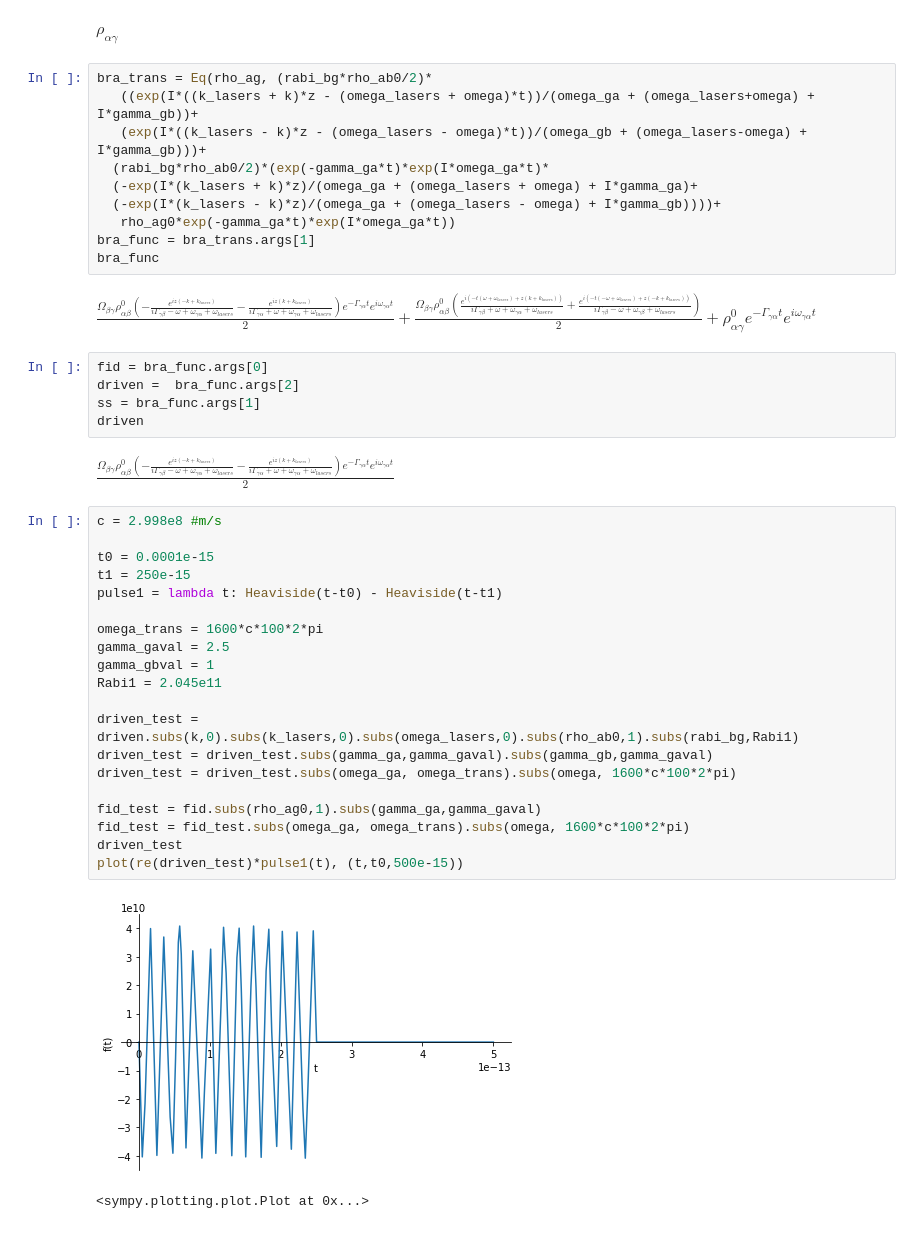
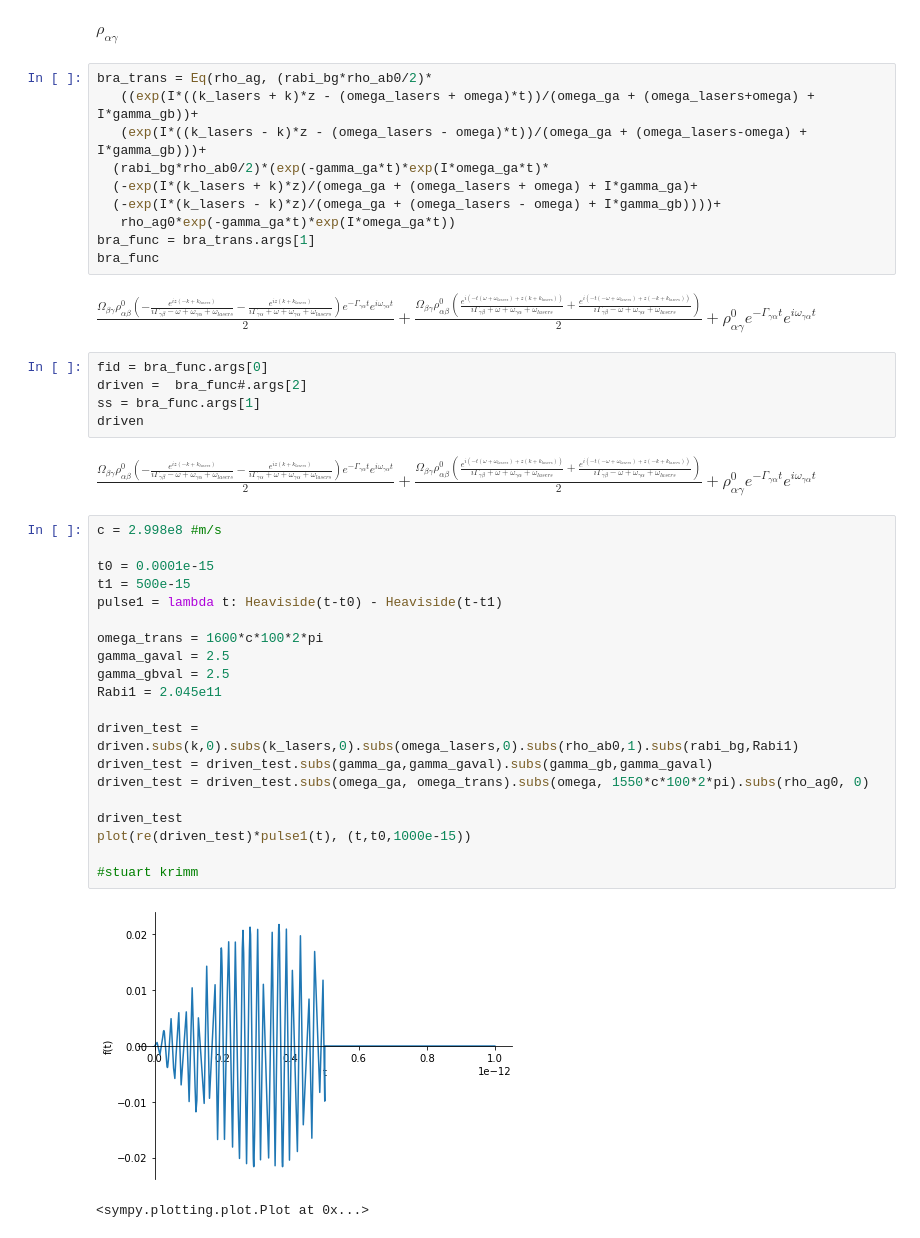
Before and after one commit to wright-group/WrightSim, a Jupyter notebook: transients/Besemann(2001) coherences.ipynb, the cells around one changed output. Cells and saved outputs as stored; diff of their text form.

Commit message:
more corrections to the bra-side transition coherence plotting.

```diff
--- a/transients/Besemann(2001) coherences.ipynb
+++ b/transients/Besemann(2001) coherences.ipynb
@@ -54,7 +54,7 @@ $\displaystyle \rho_{\alpha \gamma}$
 # %%
 bra_trans = Eq(rho_ag, (rabi_bg*rho_ab0/2)*
    ((exp(I*((k_lasers + k)*z - (omega_lasers + omega)*t))/(omega_ga + (omega_lasers+omega) + I*gamma_gb))+
-   (exp(I*((k_lasers - k)*z - (omega_lasers - omega)*t))/(omega_gb + (omega_lasers-omega) + I*gamma_gb)))+
+   (exp(I*((k_lasers - k)*z - (omega_lasers - omega)*t))/(omega_ga + (omega_lasers-omega) + I*gamma_gb)))+
   (rabi_bg*rho_ab0/2)*(exp(-gamma_ga*t)*exp(I*omega_ga*t)*
   (-exp(I*(k_lasers + k)*z)/(omega_ga + (omega_lasers + omega) + I*gamma_ga)+
   (-exp(I*(k_lasers - k)*z)/(omega_ga + (omega_lasers - omega) + I*gamma_gb))))+
@@ -62,34 +62,34 @@ bra_trans = Eq(rho_ag, (rabi_bg*rho_ab0/2)*
 bra_func = bra_trans.args[1]
 bra_func
 # %% [output]
-$\displaystyle \frac{\Omega_{\beta \gamma} \rho^{0}_{\alpha \beta} \left(- \frac{e^{i z \left(- k + k_{lasers}\right)}}{i \Gamma_{\gamma \beta} - \omega + \omega_{\gamma \alpha} + \omega_{lasers}} - \frac{e^{i z \left(k + k_{lasers}\right)}}{i \Gamma_{\gamma \alpha} + \omega + \omega_{\gamma \alpha} + \omega_{lasers}}\right) e^{- \Gamma_{\gamma \alpha} t} e^{i \omega_{\gamma \alpha} t}}{2} + \frac{\Omega_{\beta \gamma} \rho^{0}_{\alpha \beta} \left(\frac{e^{i \left(- t \left(\omega + \omega_{lasers}\right) + z \left(k + k_{lasers}\right)\right)}}{i \Gamma_{\gamma \beta} + \omega + \omega_{\gamma \alpha} + \omega_{lasers}} + \frac{e^{i \left(- t \left(- \omega + \omega_{lasers}\right) + z \left(- k + k_{lasers}\right)\right)}}{i \Gamma_{\gamma \beta} - \omega + \omega_{\gamma \beta} + \omega_{lasers}}\right)}{2} + \rho^{0}_{\alpha \gamma} e^{- \Gamma_{\gamma \alpha} t} e^{i \omega_{\gamma \alpha} t}$
+$\displaystyle \frac{\Omega_{\beta \gamma} \rho^{0}_{\alpha \beta} \left(- \frac{e^{i z \left(- k + k_{lasers}\right)}}{i \Gamma_{\gamma \beta} - \omega + \omega_{\gamma \alpha} + \omega_{lasers}} - \frac{e^{i z \left(k + k_{lasers}\right)}}{i \Gamma_{\gamma \alpha} + \omega + \omega_{\gamma \alpha} + \omega_{lasers}}\right) e^{- \Gamma_{\gamma \alpha} t} e^{i \omega_{\gamma \alpha} t}}{2} + \frac{\Omega_{\beta \gamma} \rho^{0}_{\alpha \beta} \left(\frac{e^{i \left(- t \left(\omega + \omega_{lasers}\right) + z \left(k + k_{lasers}\right)\right)}}{i \Gamma_{\gamma \beta} + \omega + \omega_{\gamma \alpha} + \omega_{lasers}} + \frac{e^{i \left(- t \left(- \omega + \omega_{lasers}\right) + z \left(- k + k_{lasers}\right)\right)}}{i \Gamma_{\gamma \beta} - \omega + \omega_{\gamma \alpha} + \omega_{lasers}}\right)}{2} + \rho^{0}_{\alpha \gamma} e^{- \Gamma_{\gamma \alpha} t} e^{i \omega_{\gamma \alpha} t}$
 # %%
 fid = bra_func.args[0]
-driven =  bra_func.args[2]
+driven =  bra_func#.args[2]
 ss = bra_func.args[1]
 driven
 # %% [output]
-$\displaystyle \frac{\Omega_{\beta \gamma} \rho^{0}_{\alpha \beta} \left(- \frac{e^{i z \left(- k + k_{lasers}\right)}}{i \Gamma_{\gamma \beta} - \omega + \omega_{\gamma \alpha} + \omega_{lasers}} - \frac{e^{i z \left(k + k_{lasers}\right)}}{i \Gamma_{\gamma \alpha} + \omega + \omega_{\gamma \alpha} + \omega_{lasers}}\right) e^{- \Gamma_{\gamma \alpha} t} e^{i \omega_{\gamma \alpha} t}}{2}$
+$\displaystyle \frac{\Omega_{\beta \gamma} \rho^{0}_{\alpha \beta} \left(- \frac{e^{i z \left(- k + k_{lasers}\right)}}{i \Gamma_{\gamma \beta} - \omega + \omega_{\gamma \alpha} + \omega_{lasers}} - \frac{e^{i z \left(k + k_{lasers}\right)}}{i \Gamma_{\gamma \alpha} + \omega + \omega_{\gamma \alpha} + \omega_{lasers}}\right) e^{- \Gamma_{\gamma \alpha} t} e^{i \omega_{\gamma \alpha} t}}{2} + \frac{\Omega_{\beta \gamma} \rho^{0}_{\alpha \beta} \left(\frac{e^{i \left(- t \left(\omega + \omega_{lasers}\right) + z \left(k + k_{lasers}\right)\right)}}{i \Gamma_{\gamma \beta} + \omega + \omega_{\gamma \alpha} + \omega_{lasers}} + \frac{e^{i \left(- t \left(- \omega + \omega_{lasers}\right) + z \left(- k + k_{lasers}\right)\right)}}{i \Gamma_{\gamma \beta} - \omega + \omega_{\gamma \alpha} + \omega_{lasers}}\right)}{2} + \rho^{0}_{\alpha \gamma} e^{- \Gamma_{\gamma \alpha} t} e^{i \omega_{\gamma \alpha} t}$
 # %%
 c = 2.998e8 #m/s
 
 t0 = 0.0001e-15
-t1 = 250e-15
+t1 = 500e-15
 pulse1 = lambda t: Heaviside(t-t0) - Heaviside(t-t1)
 
 omega_trans = 1600*c*100*2*pi
 gamma_gaval = 2.5
-gamma_gbval = 1
+gamma_gbval = 2.5
 Rabi1 = 2.045e11
 
 driven_test = driven.subs(k,0).subs(k_lasers,0).subs(omega_lasers,0).subs(rho_ab0,1).subs(rabi_bg,Rabi1)
 driven_test = driven_test.subs(gamma_ga,gamma_gaval).subs(gamma_gb,gamma_gaval)
-driven_test = driven_test.subs(omega_ga, omega_trans).subs(omega, 1600*c*100*2*pi)
+driven_test = driven_test.subs(omega_ga, omega_trans).subs(omega, 1550*c*100*2*pi).subs(rho_ag0, 0)
 
-fid_test = fid.subs(rho_ag0,1).subs(gamma_ga,gamma_gaval)
-fid_test = fid_test.subs(omega_ga, omega_trans).subs(omega, 1600*c*100*2*pi)
 driven_test
-plot(re(driven_test)*pulse1(t), (t,t0,500e-15))
+plot(re(driven_test)*pulse1(t), (t,t0,1000e-15))
+
+#stuart krimm
 # %% [output]
-[figure, old version]
+[figure, new version]
 <sympy.plotting.plot.Plot at 0x...>
```
